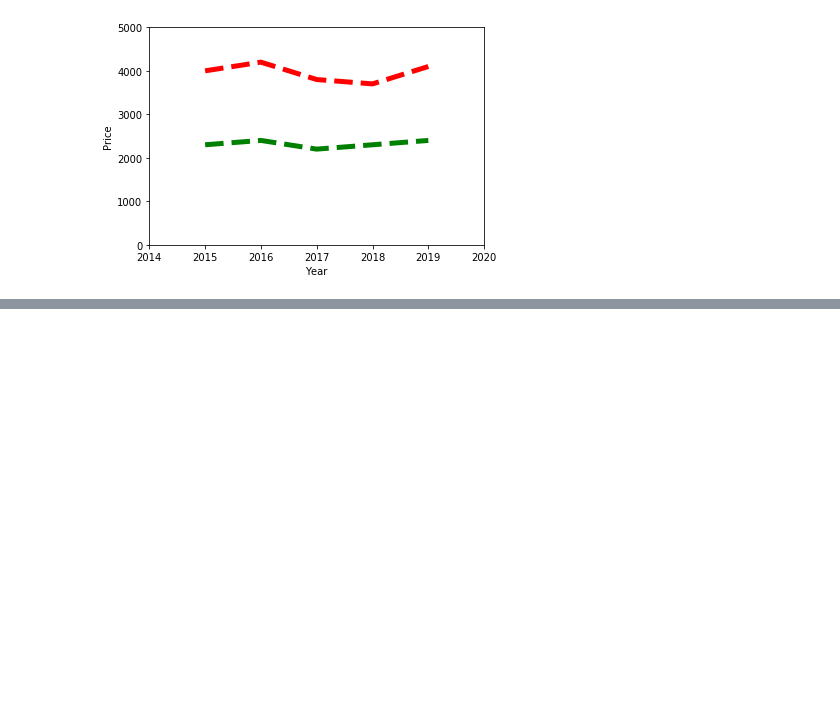
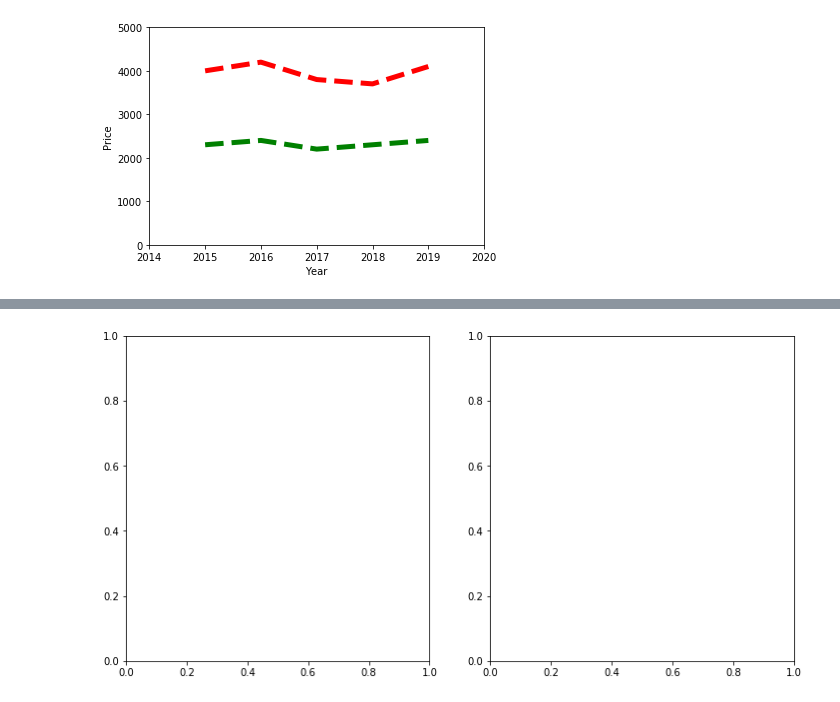
Before and after one commit to joshuajhchoi/ai2learn, a Jupyter notebook: 파이썬_처음하는_분들을_위한_8시간_만에_이해하는_머신_러닝_기초_수업_(4)_Matplotlib_기본_이해.ipynb, the cells around one changed output, grey strips where cells are left out. Saved outputs shown, nothing was run; the diff lists cells and outputs as text; code cells hidden in the pictures; blank space fills up the shorter version.

```diff
--- a/파이썬_처음하는_분들을_위한_8시간_만에_이해하는_머신_러닝_기초_수업_(4)_Matplotlib_기본_이해.ipynb
+++ b/파이썬_처음하는_분들을_위한_8시간_만에_이해하는_머신_러닝_기초_수업_(4)_Matplotlib_기본_이해.ipynb
@@ -238,0 +284,6 @@ plt.show
+# %%
+fig1 = plt.figure(1, figsize=(12,6))
+sub1 = fig1.add_subplot(121)    # 121은 1행 2열의 1번째를 나타내며
+sub2 = fig1.add_subplot(122)    # 122는 1행 2열의 2번째를 나타낸다.
+# %% [output]
+[figure, added]
```
Also changed, not shown: parts of 29 cells of this notebook.
